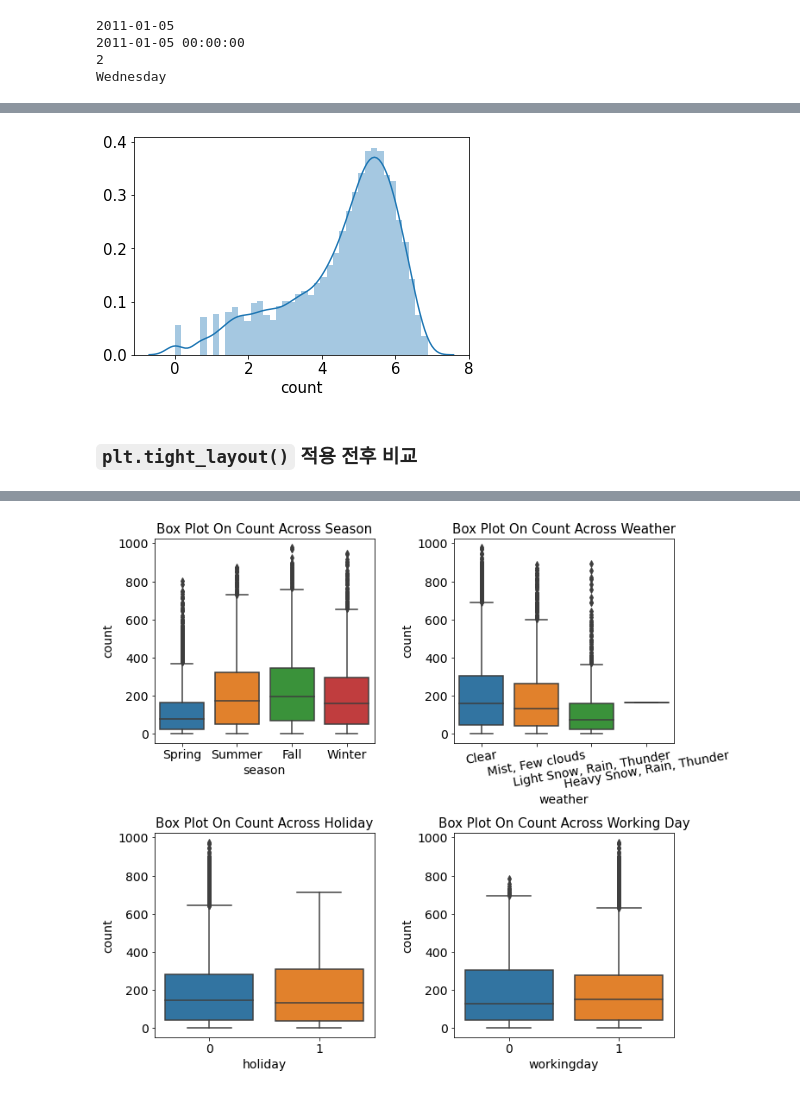
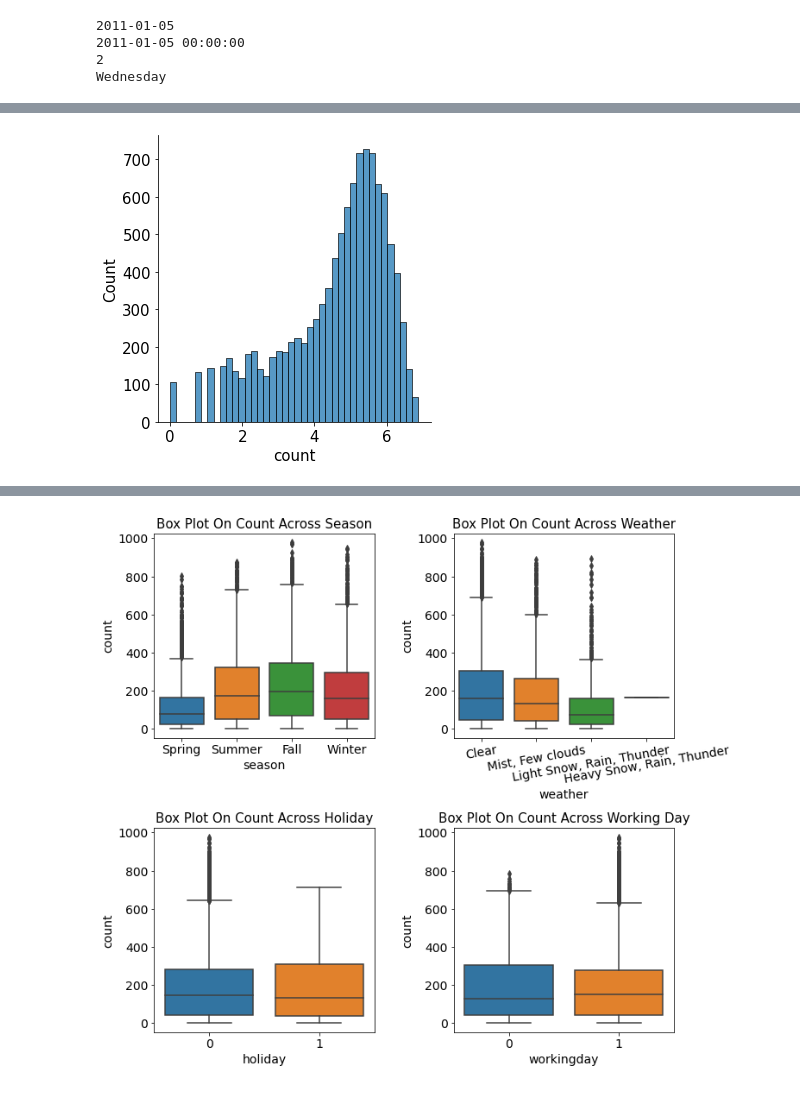
Before and after one commit to BaekKyunShin/Must-Have-Kaggle-Data-Science, a Jupyter notebook: ch3/bike_sharing_demand_EDA.ipynb, the cells around one changed output, grey strips where cells are left out. Drawn from its saved outputs; the diff is of its cells as text; code cells hidden in the pictures.

```diff
--- a/ch3/bike_sharing_demand_EDA.ipynb
+++ b/ch3/bike_sharing_demand_EDA.ipynb
@@ -199,6 +186,4 @@ sns.distplot(train['count']); # 분포도 출력
 # %%
-sns.distplot(np.log(train['count']));
+sns.displot(np.log(train['count']));
 # %% [output]
-[figure, old version]
+[figure, new version]
-# %% [markdown]
-### `plt.tight_layout()` 적용 전후 비교
```
Also changed, not shown: parts of 29 cells of this notebook.
